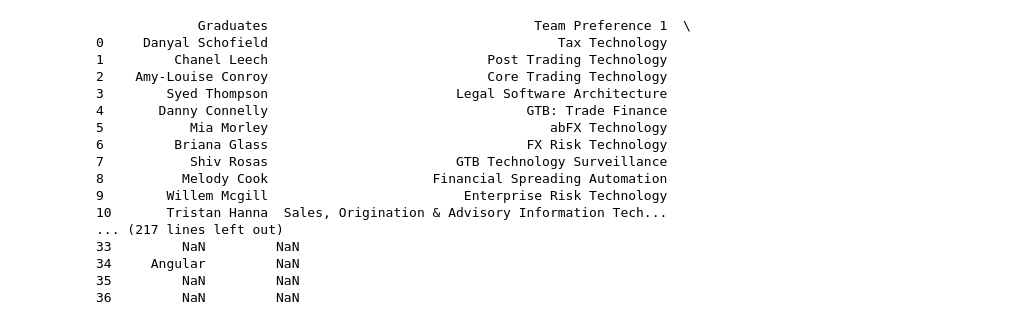
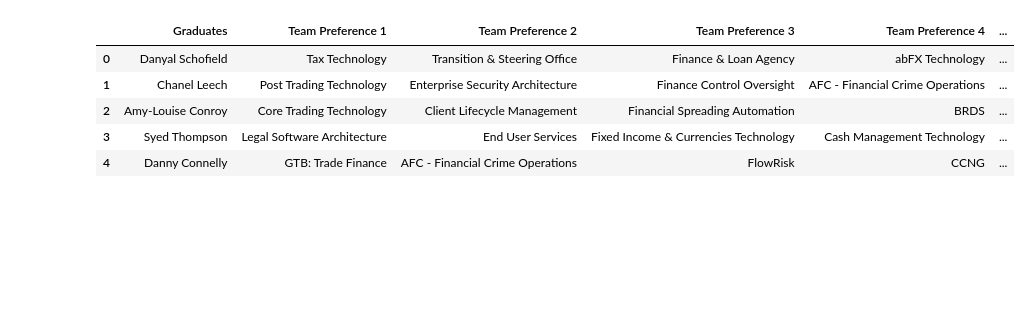
Before and after one commit to catalinAioanei/DB_Hackaton, a Jupyter notebook: MarriageProblem.ipynb, the cells around one changed output. Saved outputs shown, nothing was run; the diff lists cells and outputs as text; code cells hidden in the pictures; blank space fills up the shorter version.

```diff
--- a/MarriageProblem.ipynb
+++ b/MarriageProblem.ipynb
@@ -139,24 +17,13 @@ def csv_from_excel():
 csv_from_excel()
 # %%
 import pandas as pd
-
 grad = pd.read_csv("Grad.csv")
-print(grad.head(37))
+team = pd.read_csv("Team.csv")
+grad.head()
 # %% [output]
-             Graduates                                  Team Preference 1  \
-0     Danyal Schofield                                     Tax Technology
-1         Chanel Leech                            Post Trading Technology
-2    Amy-Louise Conroy                            Core Trading Technology
-3        Syed Thompson                        Legal Software Architecture
-4       Danny Connelly                                 GTB: Trade Finance
-5           Mia Morley                                    abFX Technology
-6         Briana Glass                                 FX Risk Technology
-7           Shiv Rosas                        GTB Technology Surveillance
-8          Melody Cook                     Financial Spreading Automation
-9        Willem Mcgill                         Enterprise Risk Technology
-10       Tristan Hanna  Sales, Origination & Advisory Information Tech...
-... (217 lines left out)
-33         NaN         NaN
-34     Angular         NaN
-35         NaN         NaN
-36         NaN         NaN
+|  | Graduates | Team Preference 1 | Team Preference 2 | Team Preference 3 | Team Preference 4 | ... |
+| 0 | Danyal Schofield | Tax Technology | Transition & Steering Office | Finance & Loan Agency | abFX Technology | ... |
+| 1 | Chanel Leech | Post Trading Technology | Enterprise Security Architecture | Finance Control Oversight | AFC - Financial Crime Operations | ... |
+| 2 | Amy-Louise Conroy | Core Trading Technology | Client Lifecycle Management | Financial Spreading Automation | BRDS | ... |
+| 3 | Syed Thompson | Legal Software Architecture | End User Services | Fixed Income & Currencies Technology | Cash Management Technology | ... |
+| 4 | Danny Connelly | GTB: Trade Finance | AFC - Financial Crime Operations | FlowRisk | CCNG | ... |
```
Also changed, not shown: parts of 3 cells of this notebook, 1 other file.
